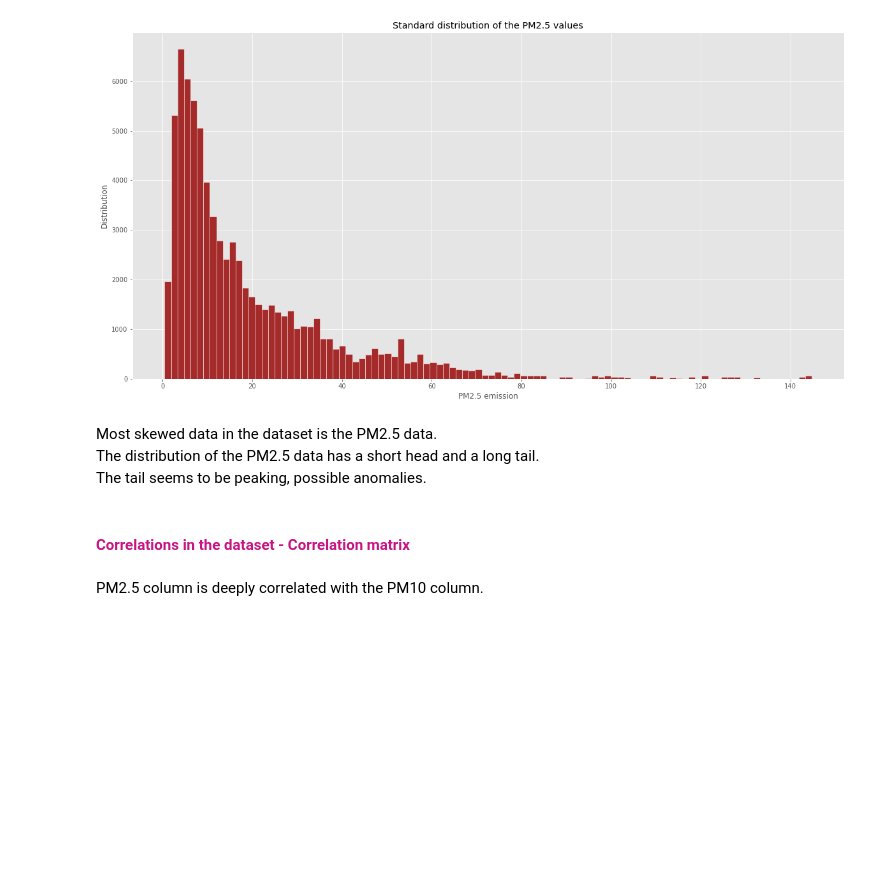
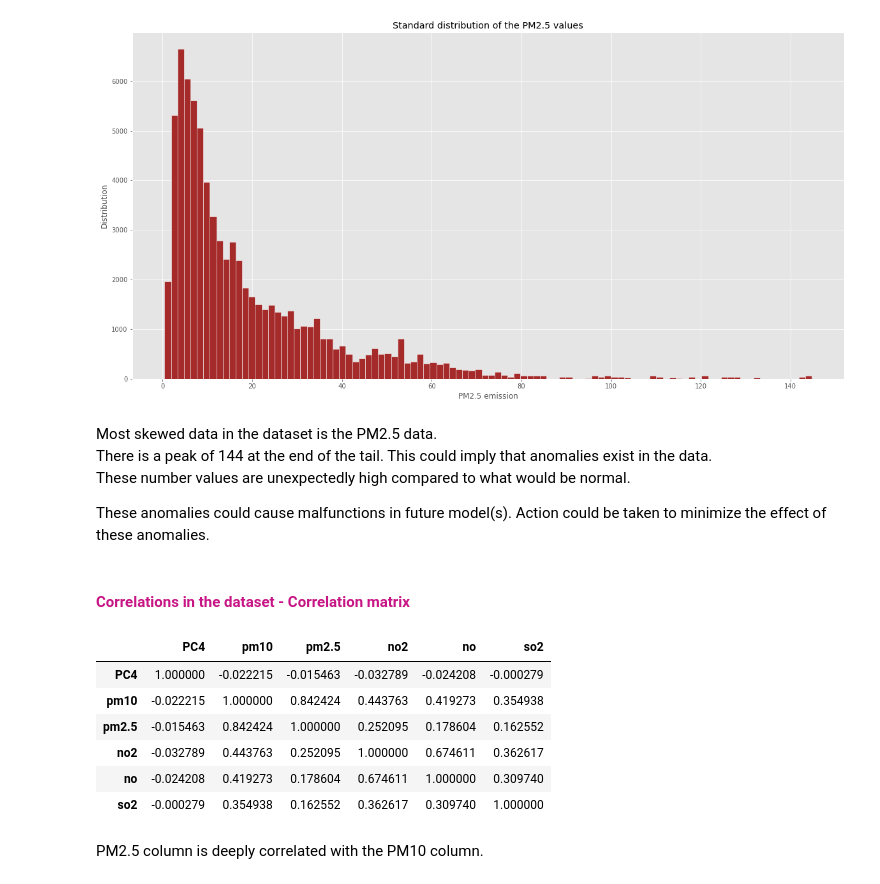
Before and after one commit to rawan-a-d/Air-Quality-Prediction, a Jupyter notebook: air_pollution.ipynb, the cells around one changed output. Drawn from its saved outputs; the diff is of its cells as text; code cells hidden in the pictures; blank space fills up the shorter version.

```diff
--- a/air_pollution.ipynb
+++ b/air_pollution.ipynb
@@ -141,13 +141,23 @@ dtype: float64
 [figure]
 [figure]
 # %% [markdown]
-Most skewed data in the dataset is the PM2.5 data. <br>
-The distribution of the PM2.5 data has a short head and a long tail.<br>
-The tail seems to be peaking, possible anomalies.
+Most skewed data in the dataset is the PM2.5 data.<br>
+There is a peak of 144 at the end of the tail. This could imply that anomalies exist in the data.<br>
+These number values are unexpectedly high compared to what would be normal.<br>
+
+These anomalies could cause malfunctions in future model(s). Action could be taken to minimize the effect of these anomalies.
 # %% [markdown]
 <h4><font color=mediumvioletred>Correlations in the dataset - Correlation matrix</font></h4>
 # %%
-#df_ap.corr(numeric_only=True)
+df_ap.corr(numeric_only=True)
+# %% [output]
+|  | PC4 | pm10 | pm2.5 | no2 | no | so2 |
+| PC4 | 1.000000 | -0.022215 | -0.015463 | -0.032789 | -0.024208 | -0.000279 |
+| pm10 | -0.022215 | 1.000000 | 0.842424 | 0.443763 | 0.419273 | 0.354938 |
+| pm2.5 | -0.015463 | 0.842424 | 1.000000 | 0.252095 | 0.178604 | 0.162552 |
+| no2 | -0.032789 | 0.443763 | 0.252095 | 1.000000 | 0.674611 | 0.362617 |
+| no | -0.024208 | 0.419273 | 0.178604 | 0.674611 | 1.000000 | 0.309740 |
+| so2 | -0.000279 | 0.354938 | 0.162552 | 0.362617 | 0.309740 | 1.000000 |
 # %% [markdown]
 PM2.5 column is deeply correlated with the PM10 column.
 # %% [markdown]
```
Also changed, not shown: parts of 25 cells of this notebook.
